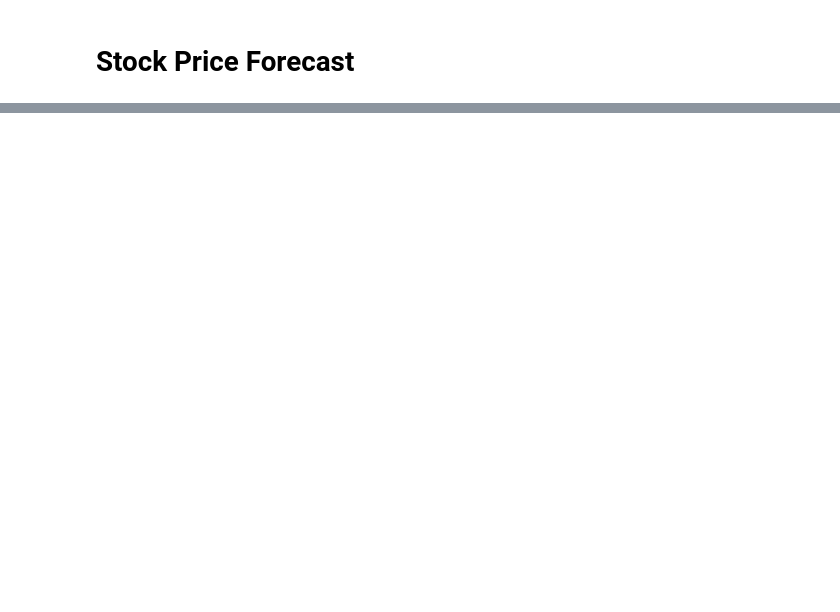
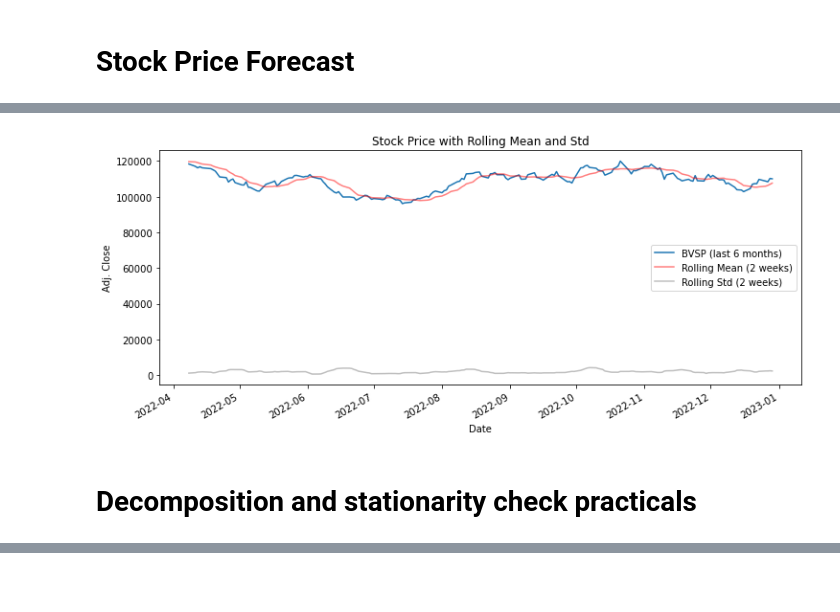
Before and after one commit to fernandopmarciano/Data_Analisys, a Jupyter notebook: Market_Forecast/notebook.ipynb, the cells around one changed output, grey strips where cells are left out. Saved outputs shown, nothing was run; the diff lists cells and outputs as text; code cells hidden in the pictures; blank space fills up the shorter version.

```diff
--- a/Market_Forecast/notebook.ipynb
+++ b/Market_Forecast/notebook.ipynb
@@ -280,0 +215,15 @@ Nine Month Lag:  0.7419694101616764
+# %%
+# 6 Months plot for BVSP Stock Prince, and for Rolling Mean and Std
+
+plt.figure(figsize=(12, 5))
+
+bvsp_adj_close[-183:].plot(label = 'BVSP (last 6 months)')
+rollingmean_bvsp_adj_close[-183:].plot(color= 'red', alpha= 0.5, label = 'Rolling Mean (2 weeks)')
+rolling_std_bvsp_adj_close[-183:].plot(color= 'gray', alpha= 0.5, label = 'Rolling Std (2 weeks)')
+
+plt.legend(loc = 'best')
+plt.title('Stock Price with Rolling Mean and Std')
+plt.ylabel('Adj. Close')
+plt.show()
+# %% [output]
+[figure, added]
@@ -280,0 +249,2 @@ Nine Month Lag:  0.7419694101616764
+# %% [markdown]
+# Decomposition and stationarity check practicals
```
Also changed, not shown: parts of 65 cells of this notebook.
